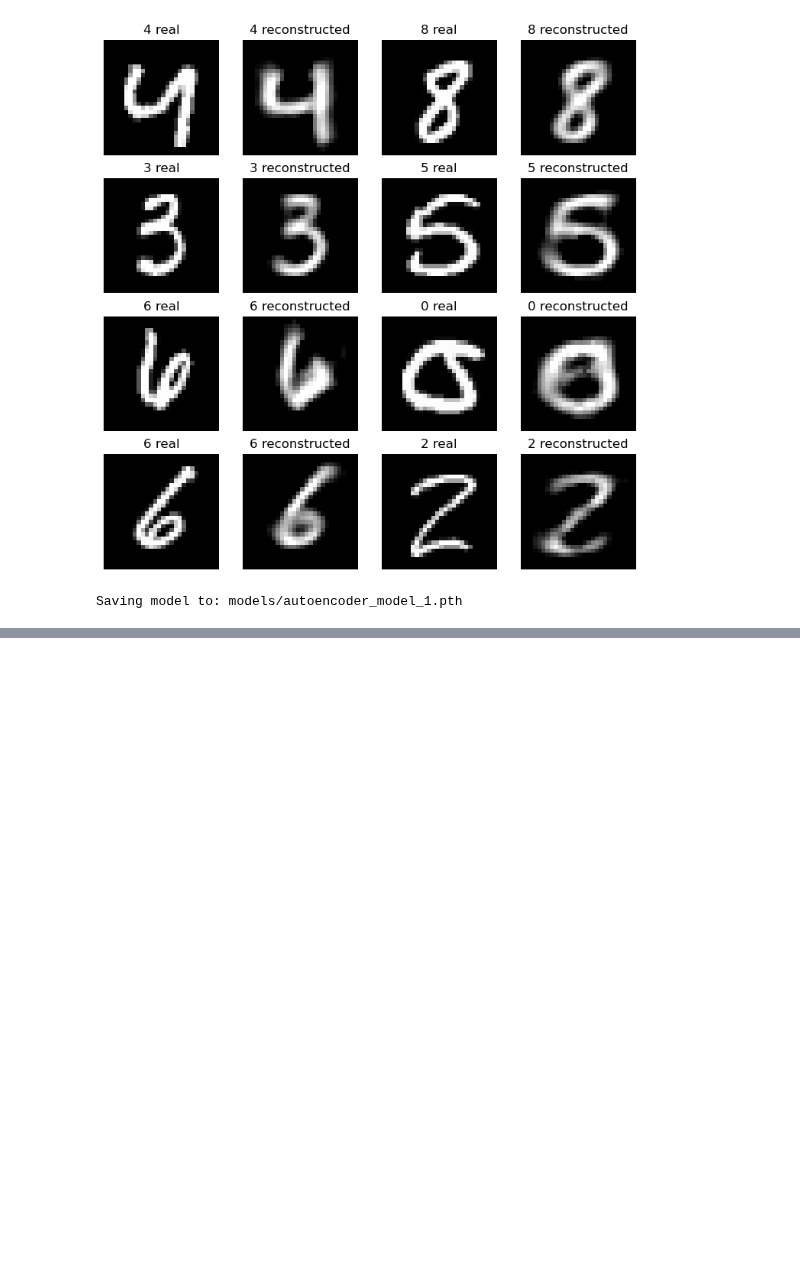
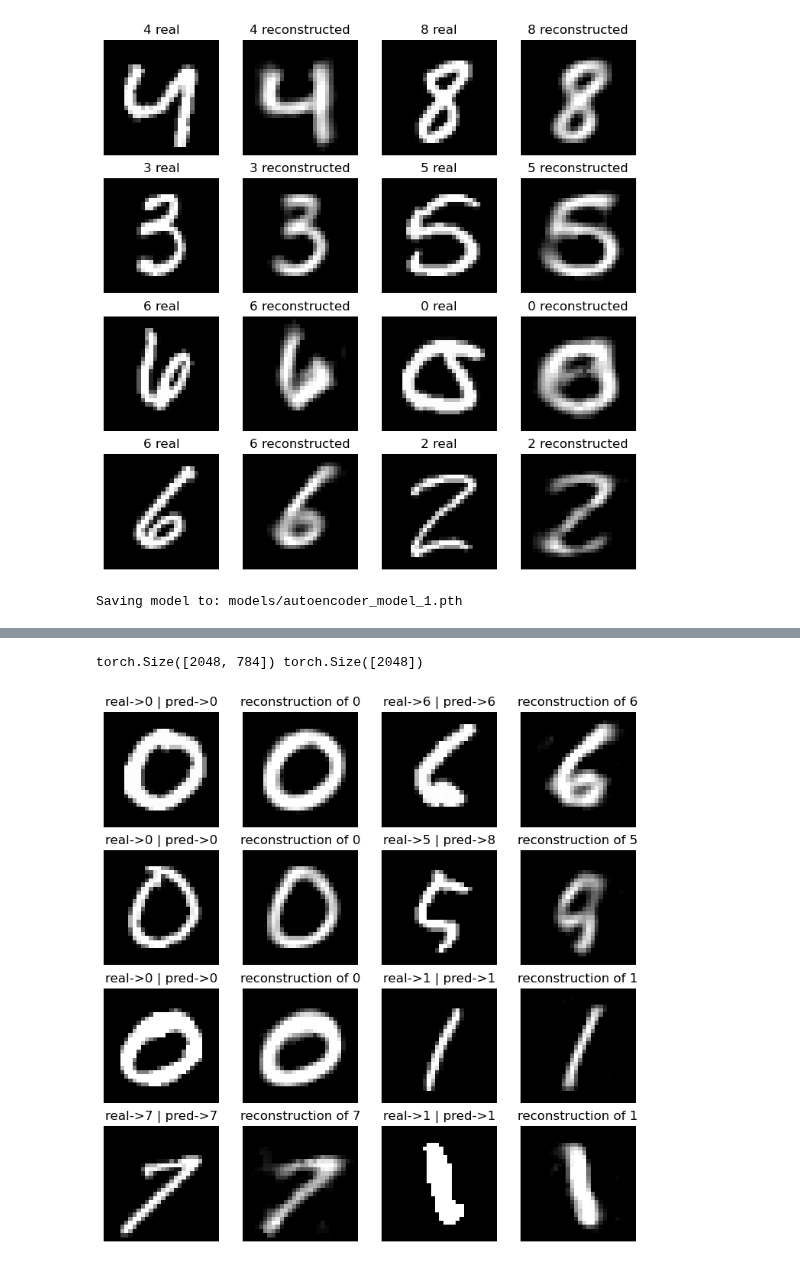
Before and after one commit to Molten-Ice/Deep-Learning, a Jupyter notebook: autoencoder.ipynb, the cells around one changed output, grey strips where cells are left out. Cells and saved outputs as stored; diff of their text form; code cells hidden in the pictures; blank space fills up the shorter version.

Commit message:
Kaggle Notebook | Autoencoder | Version 13

```diff
--- a/autoencoder.ipynb
+++ b/autoencoder.ipynb
@@ -555,0 +562,32 @@ tensor(6, device='cuda:0')
+# %%
+#Showing numbers with their predictions & reconstructions from the autoencoder
+model_0.eval()
+with torch.inference_mode(): #context manager
+    for X_test, y_test in test_dataloader:
+        X_test = X_test.to(device)
+        y_test_logits = model(X_test)
+        test_pred_labels = torch.argmax(y_test_logits, dim=1)
+        break
+    print(X_test.shape, test_pred_labels.shape)
+    all_reconstructions = autoencoder(X_test)
+
+    fig = plt.figure(figsize=(9,9))
+    rows, cols = 4, 4
+    offset = 20
+    for i in range(1+offset, rows*cols+1+offset, 2):
+        fig.add_subplot(rows, cols, i-offset)
+        img_real = X_test[i].reshape((28, 28)).cpu().detach().numpy()
+        plt.imshow(img_real, cmap = "gray")
+        label = f"real->{y_test[i]} | pred->{test_pred_labels[i]}"
+        plt.title(label)
+        plt.axis(False)
+
+        fig.add_subplot(rows, cols, i+1-offset)
+        img_real = all_reconstructions[i].reshape((28, 28)).cpu().detach().numpy()
+        plt.imshow(img_real, cmap = "gray")
+        label = f"reconstruction of {y_test[i]}"
+        plt.title(label)
+        plt.axis(False)
+# %% [output]
+torch.Size([2048, 784]) torch.Size([2048])
+[figure, added]
```
Also changed, not shown: parts of 12 cells of this notebook.
